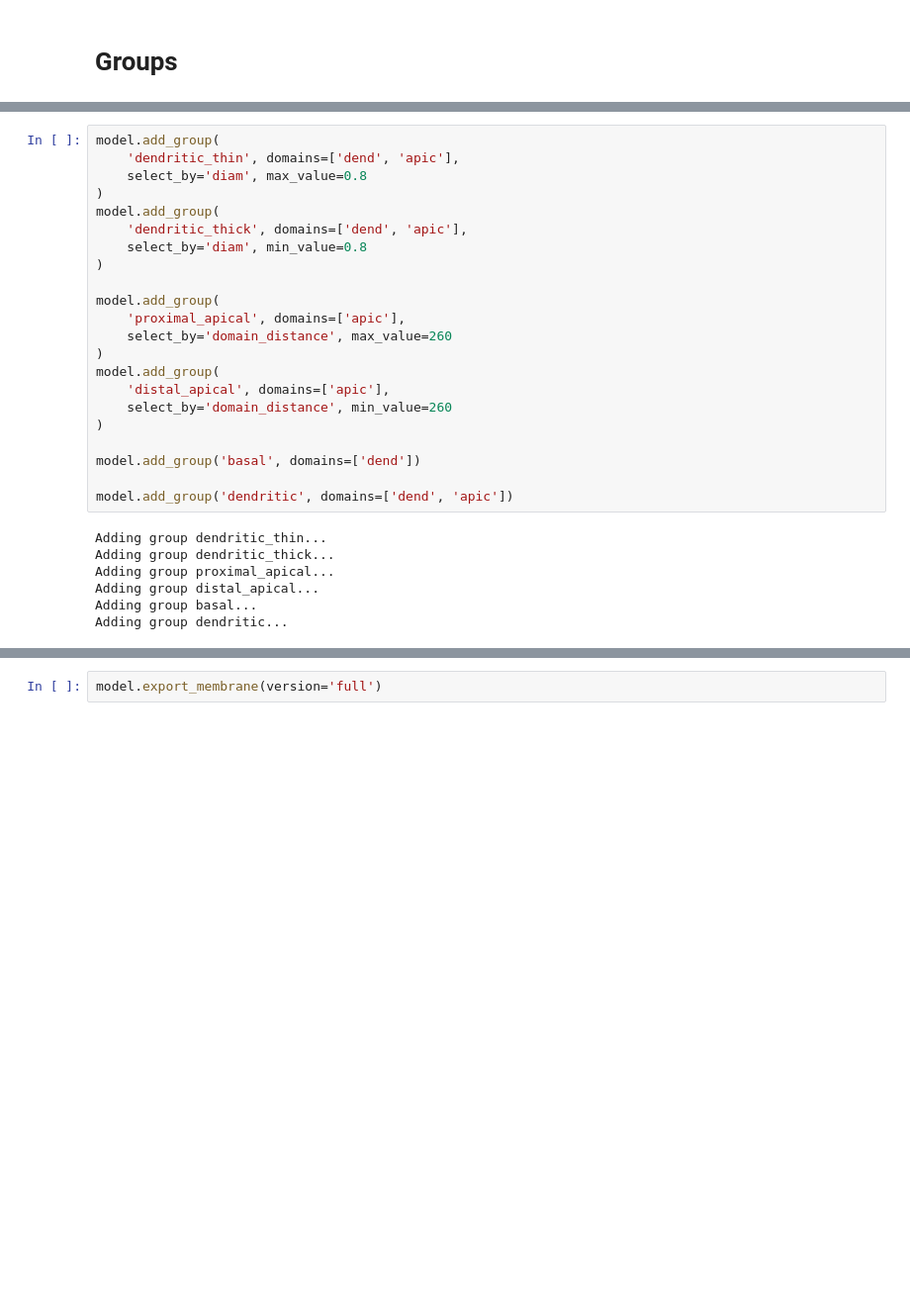
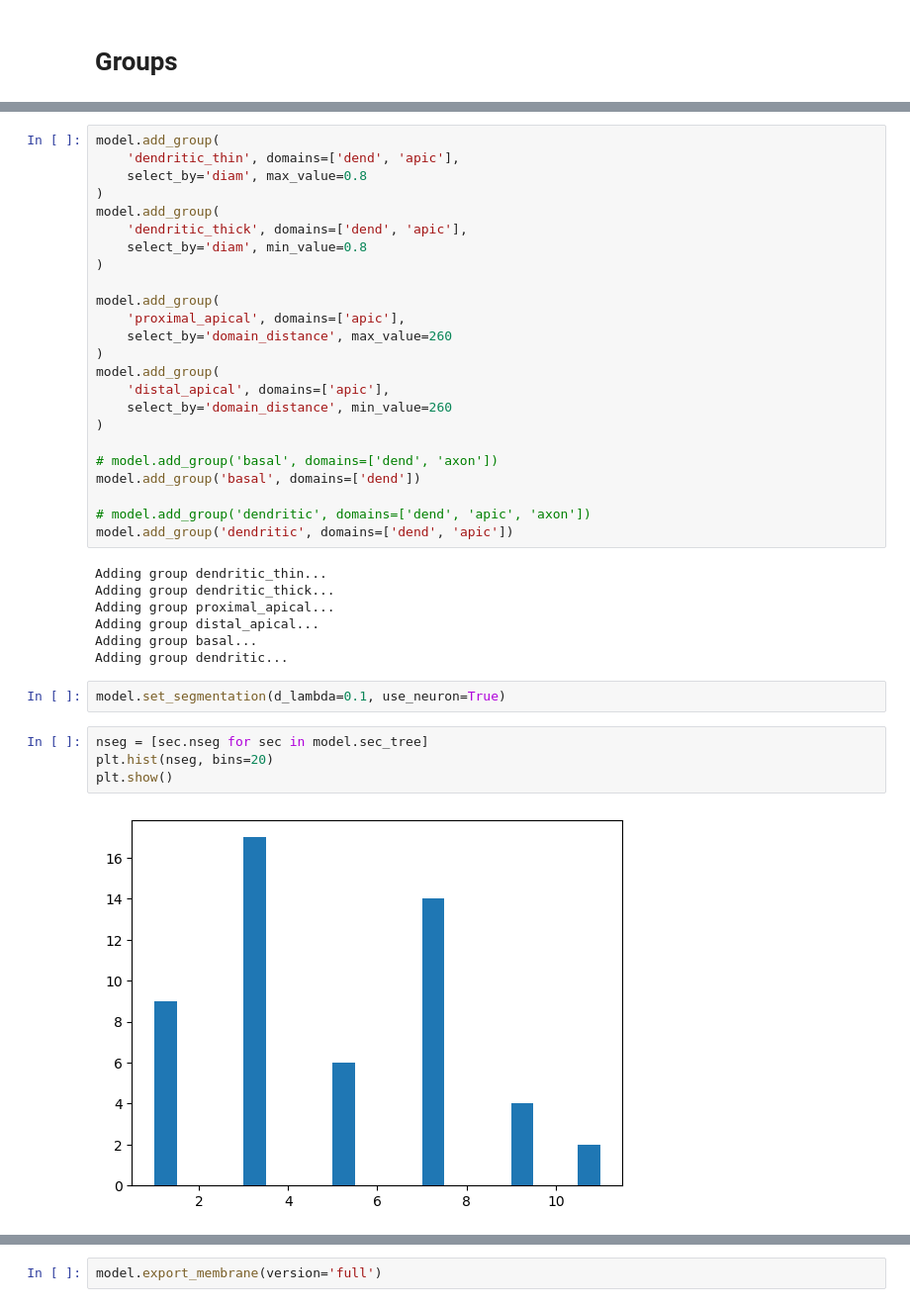
Before and after one commit to Poirazi-Lab/DendroTweaksApp, a Jupyter notebook: app/src/Park_2019.ipynb, the cells around one changed output, grey strips where cells are left out. Shown at 99% size. Cells and saved outputs as stored; diff of their text form; blank space fills up the shorter version.

```diff
--- a/app/src/Park_2019.ipynb
+++ b/app/src/Park_2019.ipynb
@@ -165,8 +284,10 @@ model.add_group(
     select_by='domain_distance', min_value=260
 )
 
+# model.add_group('basal', domains=['dend', 'axon'])
 model.add_group('basal', domains=['dend'])
 
+# model.add_group('dendritic', domains=['dend', 'apic', 'axon'])
 model.add_group('dendritic', domains=['dend', 'apic'])
 # %% [output]
 Adding group dendritic_thin...
@@ -175,4 +296,12 @@ Adding group proximal_apical...
 Adding group distal_apical...
 Adding group basal...
 Adding group dendritic...
+# %%
+model.set_segmentation(d_lambda=0.1, use_neuron=True)
+# %%
+nseg = [sec.nseg for sec in model.sec_tree]
+plt.hist(nseg, bins=20)
+plt.show()
+# %% [output]
+[figure, added]
 # %%
```
Also changed, not shown: parts of 28 cells of this notebook, 26 other files.
